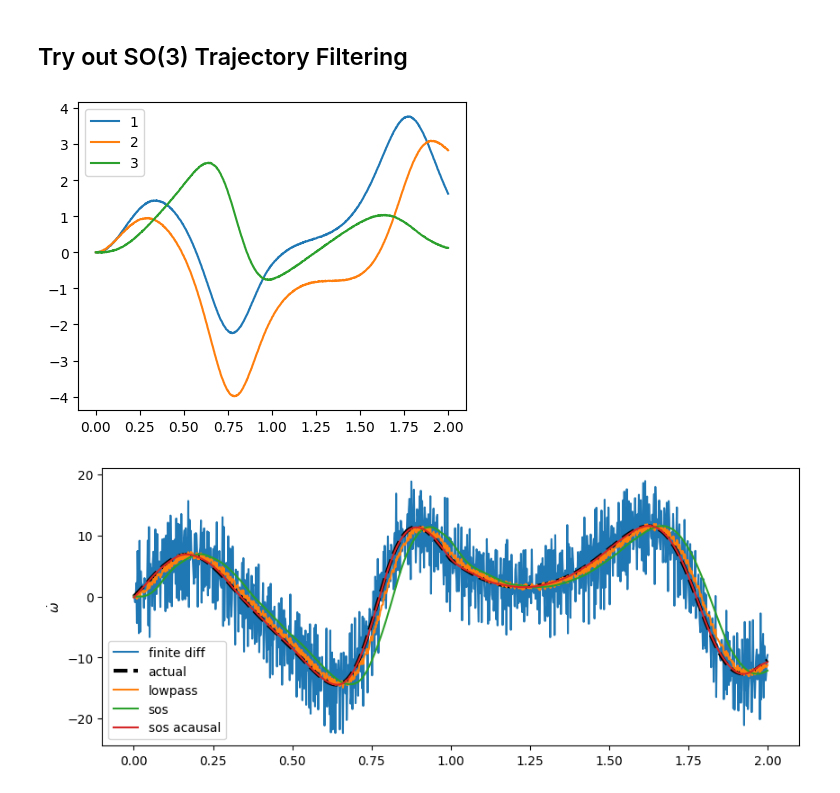
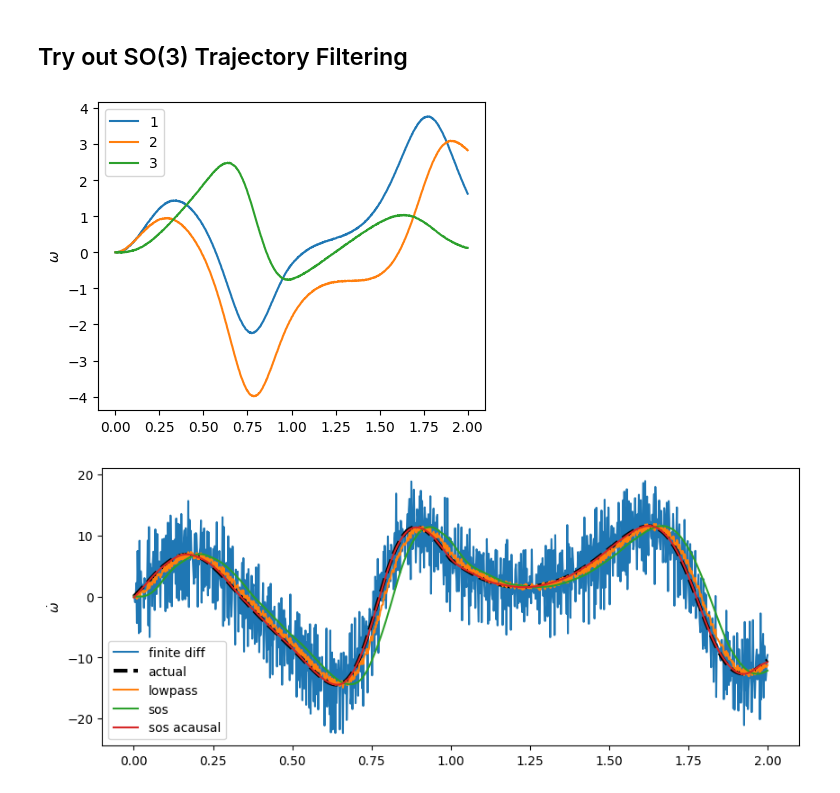
Before and after one commit to EricCousineau-TRI/repro, a Jupyter notebook: drake_stuff/notebooks/quat_trajectory_check.ipynb, the cells around one changed output. Saved outputs shown, nothing was run; the diff lists cells and outputs as text; code cells hidden in the pictures.

```diff
--- a/drake_stuff/notebooks/quat_trajectory_check.ipynb
+++ b/drake_stuff/notebooks/quat_trajectory_check.ipynb
@@ -362,29 +366,36 @@ pass
 # %%
 tf = 2.0
 dt = 0.002
 ts = np.arange(0, tf + dt, dt)
 
 Rs = []
 ws = []
 wds = []
+rs = []
+rds = []
+rdds = []
 for t in ts:
     so, coord = so3_traj(t)
     Rs.append(so.R)
     ws.append(so.w)
     wds.append(so.wd)
-Rs, ws, wds = map(np.asarray, (Rs, ws, wds))
+    rs.append(coord.r)
+    rds.append(coord.rd)
+    rdds.append(coord.rdd)
+(Rs, ws, wds, rs, rds, rdds) = map(np.asarray, (Rs, ws, wds, rs, rds, rdds))
 
 np.random.seed(0)
 # TODO(eric.cousineau): Provide noise of certain freq?
 noise = 5 * dt * np.random.uniform(-1, 1, size=ws.shape)
 wns = ws + noise
 
 plt.figure(figsize=(5, 4))
 plt.plot(ts, wns)
+plt.ylabel("$\omega$")
 plt.legend(list("123"))
 pass
 # %% [output]
-[figure, old version]
+[figure, new version]
 # %%
 freq = 10
 # TODO(eric.cousineau): Er, dunno how to compare frequencies, or actually
```
Also changed, not shown: parts of 10 cells of this notebook.
